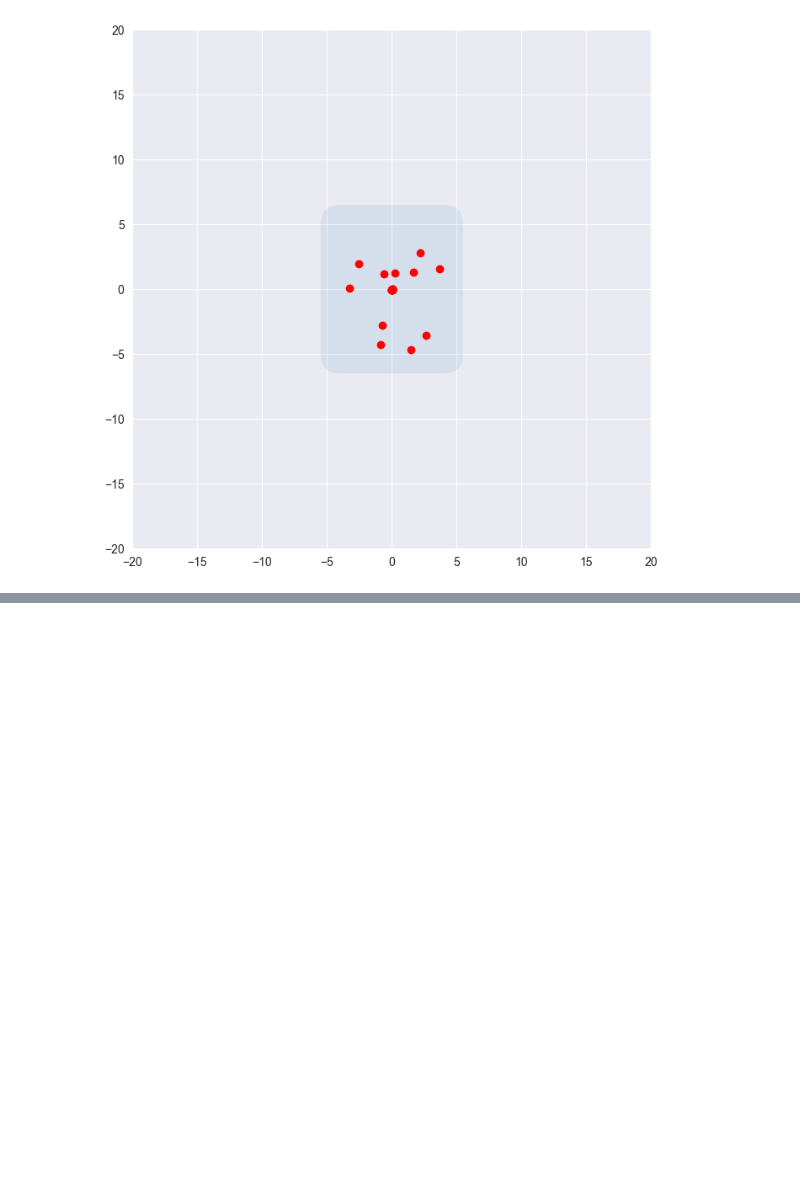
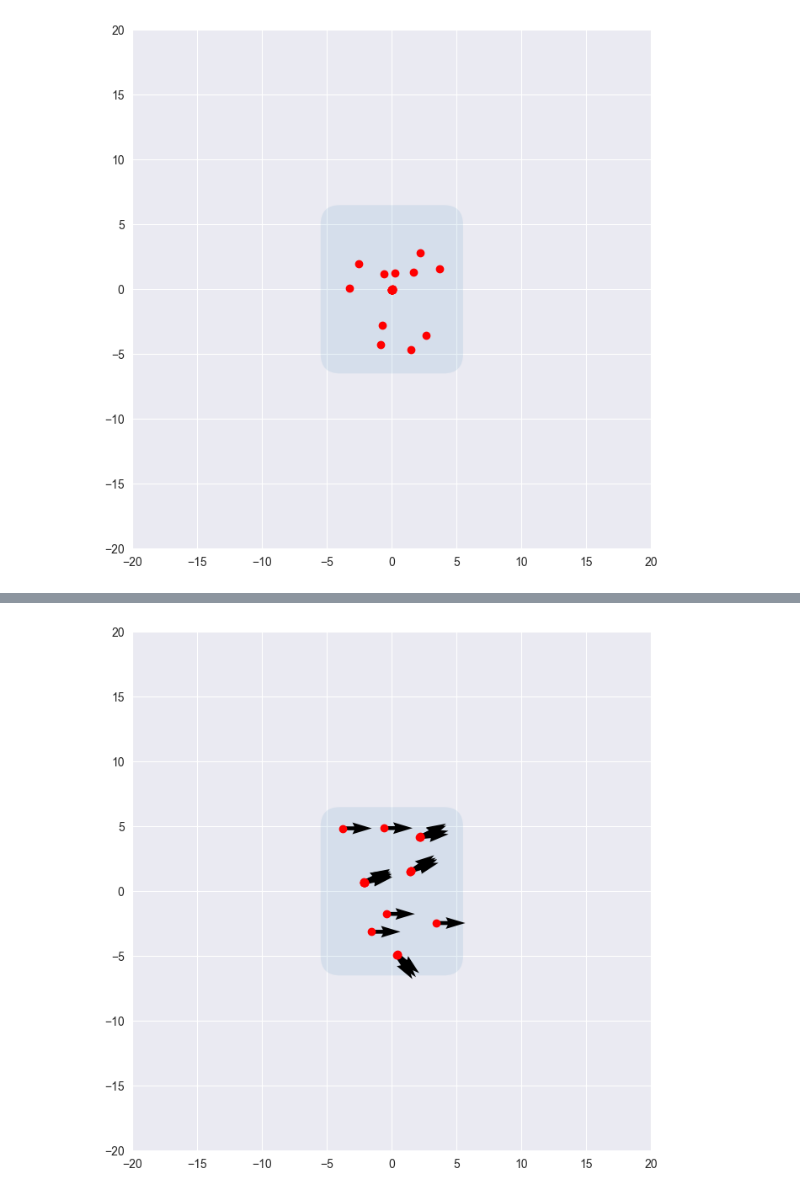
Before and after one commit to jerrymhuang/TogetherFlow, a Jupyter notebook: togetherflow/simulation_test.ipynb, the cells around one changed output, grey strips where cells are left out. Drawn from its saved outputs; the diff is of its cells as text; code cells hidden in the pictures; blank space fills up the shorter version.

```diff
--- a/togetherflow/simulation_test.ipynb
+++ b/togetherflow/simulation_test.ipynb
@@ -212,0 +228,6 @@ co.save('./../media/gif/cohesion1.gif', writer=PillowWriter(fps=10))
+# %%
+co_sim_vis = inspect_alignment_influence(co_sim)
+
+co_sim_vis.save('./../media/gif/collective1.gif', writer=PillowWriter(fps=10))
+# %% [output]
+[figure, added]
```
Also changed, not shown: parts of 6 cells of this notebook, 2 other files.
